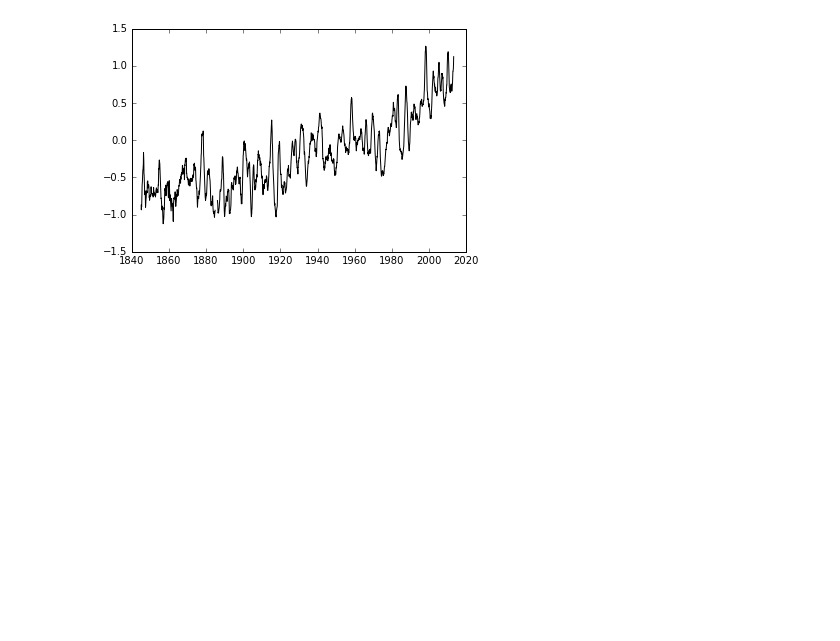
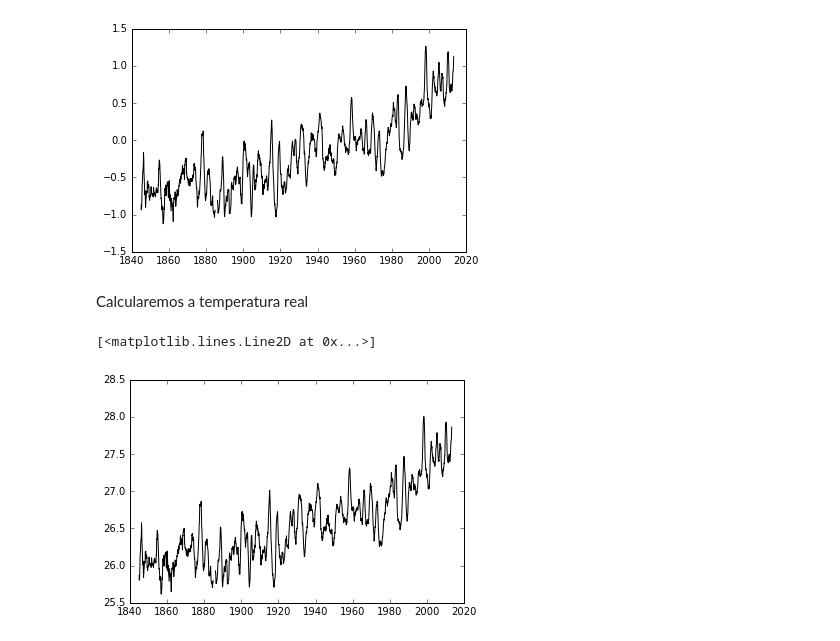
Before and after one commit to mat-esp-2016/capstone-detonandoogithub, a Jupyter notebook: capstone.ipynb, the cells around one changed output. Saved outputs shown, nothing was run; the diff lists cells and outputs as text; code cells hidden in the pictures; blank space fills up the shorter version.

Commit message:
Calculamos a temperatura real.

```diff
--- a/capstone.ipynb
+++ b/capstone.ipynb
@@ -80,6 +80,18 @@ plt.plot(anos, anom, '-k')
 # %% [output]
 [<matplotlib.lines.Line2D at 0x...>]
 [figure]
+# %% [markdown]
+Calcularemos a temperatura real
+# %%
+anos, anom = anos_anomalias('dados/0.80S-49.02W-TAVG-Trend.txt')
+temp_abs = temperatura_abs('dados/0.80S-49.02W-TAVG-Trend.txt')
+temperaturas = temp_abs + anom
+# %%
+plt.figure()
+plt.plot(anos, temperaturas, '-k')
+# %% [output]
+[<matplotlib.lines.Line2D at 0x...>]
+[figure, added]
 # %% [markdown]
 **Course website**: https://github.com/mat-esp/about
 
```
